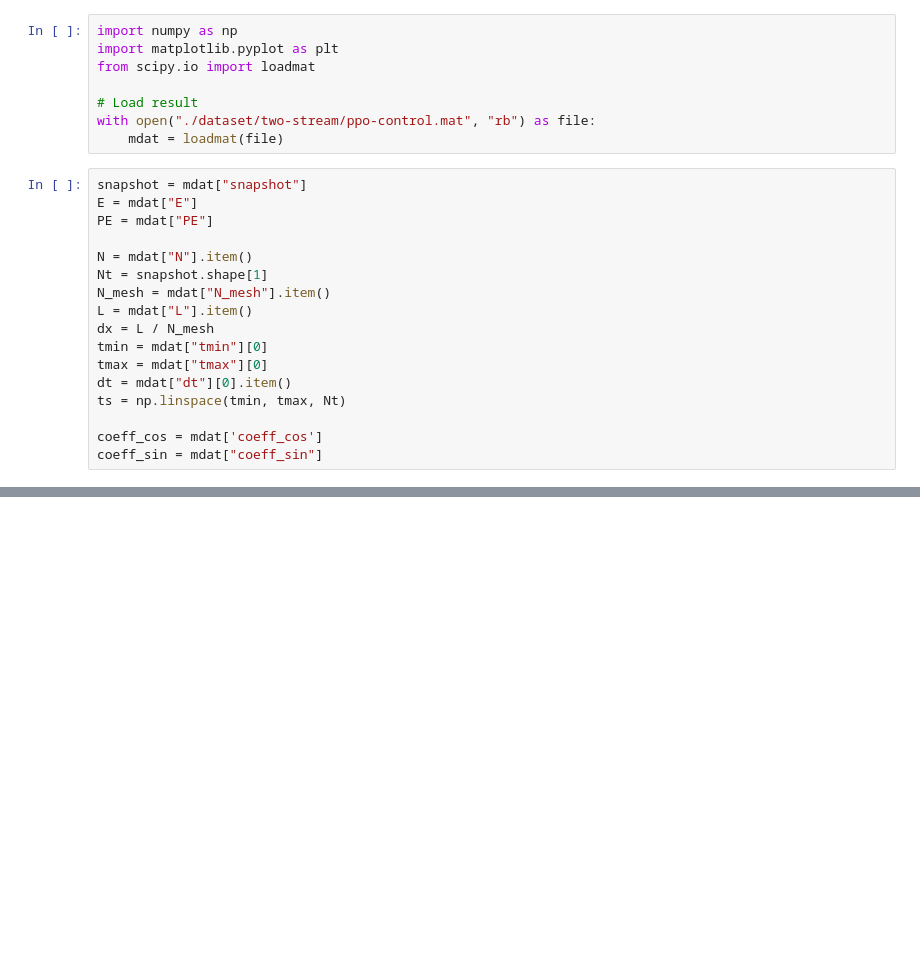
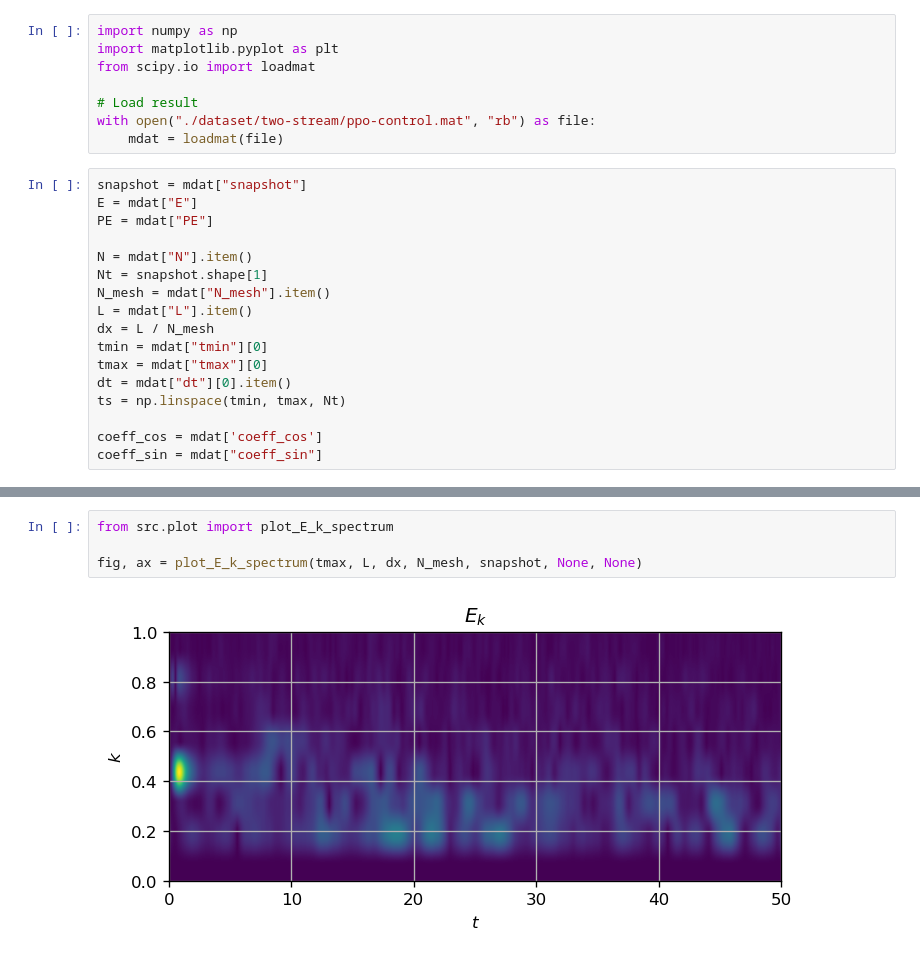
Before and after one commit to ZINZINBIN/Optimal-Control-1D-Electrostatic-Plasma, a Jupyter notebook: analysis/optimal_control_two_stream.ipynb, the cells around one changed output, grey strips where cells are left out. Saved outputs shown, nothing was run; the diff lists cells and outputs as text; blank space fills up the shorter version.

```diff
--- a/analysis/optimal_control_two_stream.ipynb
+++ b/analysis/optimal_control_two_stream.ipynb
@@ -41,0 +48,6 @@ fig, axes = plot_two_stream_evolution(snapshot, None, None, 0, L, -10.0, 10.0)
+# %%
+from src.plot import plot_E_k_spectrum
+
+fig, ax = plot_E_k_spectrum(tmax, L, dx, N_mesh, snapshot, None, None)
+# %% [output]
+[figure, added]
```
Also changed, not shown: parts of 2 cells of this notebook, 2 other files.
